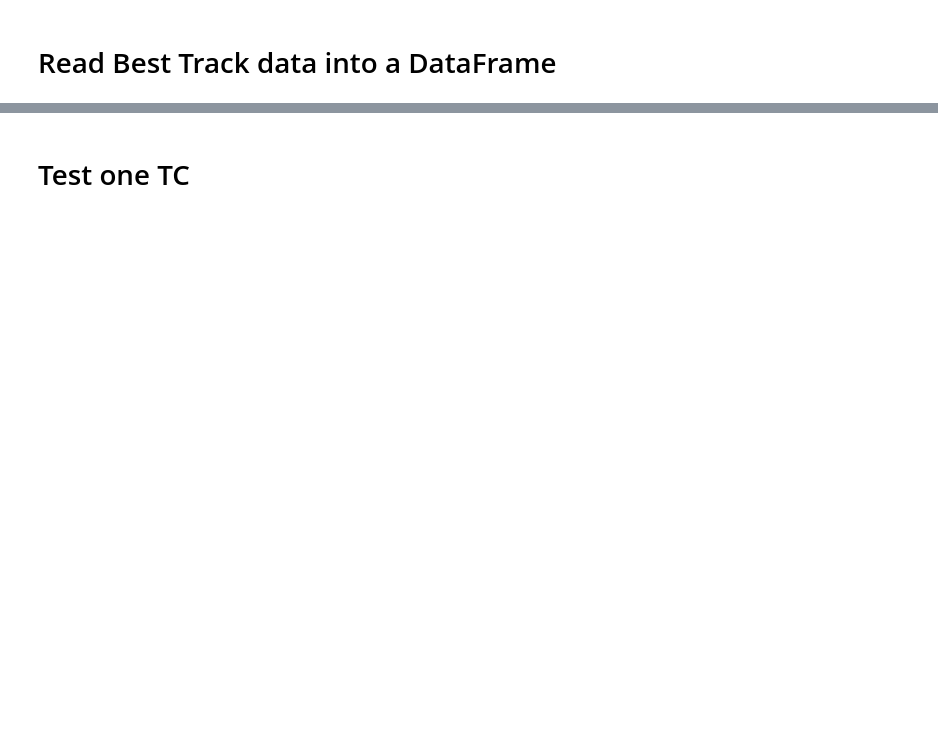
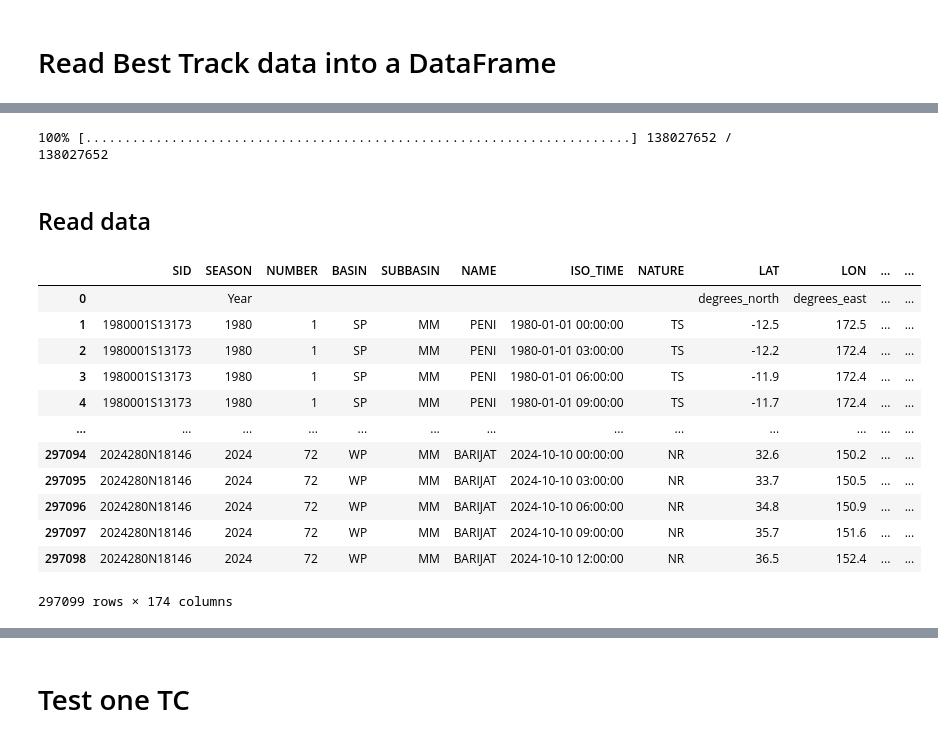
Before and after one commit to brey/TCML, a Jupyter notebook: Best_Track_data.ipynb, the cells around one changed output, grey strips where cells are left out. Drawn from its saved outputs; the diff is of its cells as text; code cells hidden in the pictures; blank space fills up the shorter version.

```diff
--- a/Best_Track_data.ipynb
+++ b/Best_Track_data.ipynb
@@ -30,6 +27,27 @@ with gzip.open('./Allstorms.ibtracs_all.v03r09.csv.gz', 'rb') as f_in, open('./A
+# %%
+# get file
+df = wget.download(url)
+# %% [output]
+100% [......................................................................] 138027652 / 138027652
+# %% [markdown]
+## Read data
+# %%
+df = "ibtracs.since1980.list.v04r01.csv"
 # %%
-data=pd.read_csv('./Allstorms.ibtracs_all.v03r09.csv', header=1, low_memory=False)
+data=pd.read_csv(df, low_memory=False)
-# %%
-data['Basin'] = data.loc[:,'Basin'].str.strip() # strip basin reference
 # %%
-data.head()
+data
+# %% [output]
+|  | SID | SEASON | NUMBER | BASIN | SUBBASIN | NAME | ISO_TIME | NATURE | LAT | LON | ... | ... |
+| 0 |  | Year |  |  |  |  |  |  | degrees_north | degrees_east | ... | ... |
+| 1 | 1980001S13173 | 1980 | 1 | SP | MM | PENI | 1980-01-01 00:00:00 | TS | -12.5 | 172.5 | ... | ... |
+| 2 | 1980001S13173 | 1980 | 1 | SP | MM | PENI | 1980-01-01 03:00:00 | TS | -12.2 | 172.4 | ... | ... |
+| 3 | 1980001S13173 | 1980 | 1 | SP | MM | PENI | 1980-01-01 06:00:00 | TS | -11.9 | 172.4 | ... | ... |
+| 4 | 1980001S13173 | 1980 | 1 | SP | MM | PENI | 1980-01-01 09:00:00 | TS | -11.7 | 172.4 | ... | ... |
+| ... | ... | ... | ... | ... | ... | ... | ... | ... | ... | ... | ... | ... |
+| 297094 | 2024280N18146 | 2024 | 72 | WP | MM | BARIJAT | 2024-10-10 00:00:00 | NR | 32.6 | 150.2 | ... | ... |
+| 297095 | 2024280N18146 | 2024 | 72 | WP | MM | BARIJAT | 2024-10-10 03:00:00 | NR | 33.7 | 150.5 | ... | ... |
+| 297096 | 2024280N18146 | 2024 | 72 | WP | MM | BARIJAT | 2024-10-10 06:00:00 | NR | 34.8 | 150.9 | ... | ... |
+| 297097 | 2024280N18146 | 2024 | 72 | WP | MM | BARIJAT | 2024-10-10 09:00:00 | NR | 35.7 | 151.6 | ... | ... |
+| 297098 | 2024280N18146 | 2024 | 72 | WP | MM | BARIJAT | 2024-10-10 12:00:00 | NR | 36.5 | 152.4 | ... | ... |
+297099 rows × 174 columns
```
Also changed, not shown: parts of 30 cells of this notebook, 2 other files.
